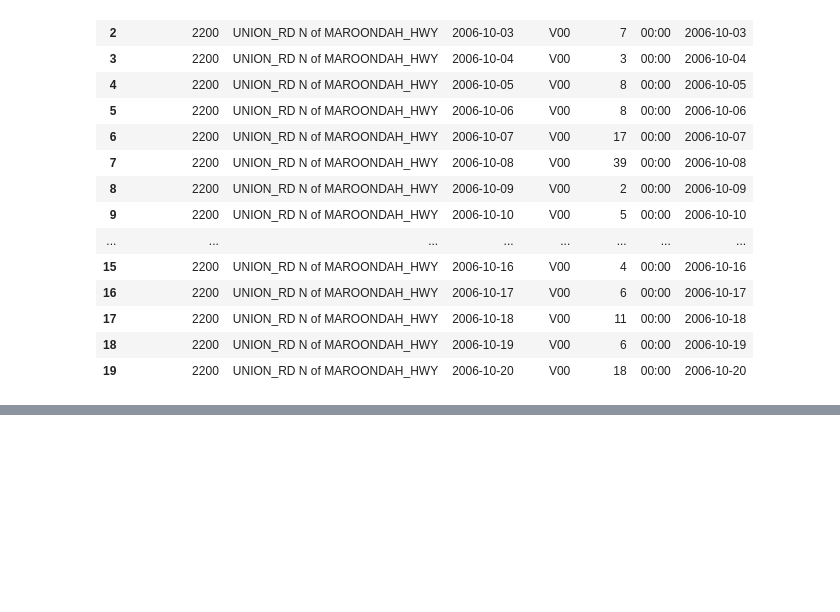
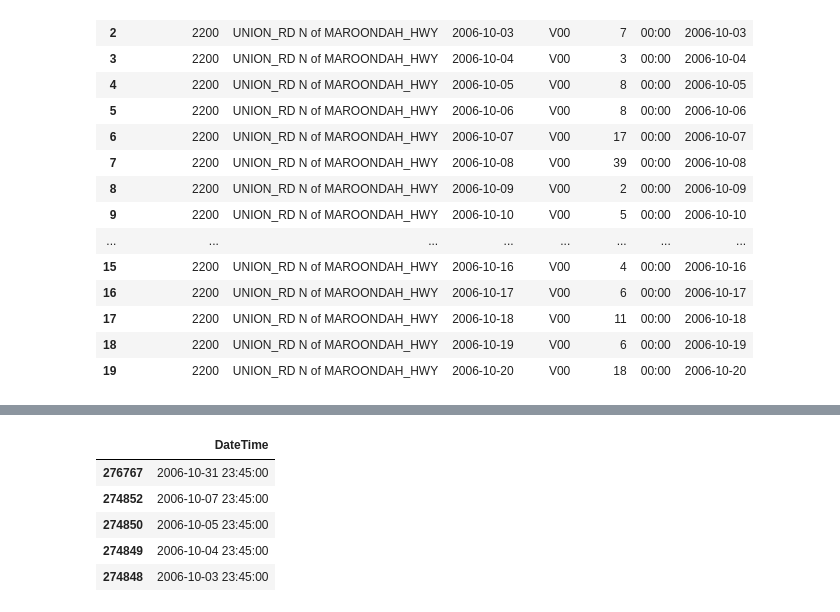
Before and after one commit to ruvxn/Traffic-Based-Route-Guidance-System, a Jupyter notebook: preprocess.ipynb, the cells around one changed output, grey strips where cells are left out. Drawn from its saved outputs; the diff is of its cells as text; code cells hidden in the pictures; blank space fills up the shorter version.

```diff
--- a/preprocess.ipynb
+++ b/preprocess.ipynb
@@ -251,0 +273,9 @@ df_melted.head(20)
+# %%
+df_melted.sort_values(by='Interval', ascending=False)[['DateTime']].head()
+# %% [output]
+|  | DateTime |
+| 276767 | 2006-10-31 23:45:00 |
+| 274852 | 2006-10-07 23:45:00 |
+| 274850 | 2006-10-05 23:45:00 |
+| 274849 | 2006-10-04 23:45:00 |
+| 274848 | 2006-10-03 23:45:00 |
```
Also changed, not shown: parts of 6 cells of this notebook, 1 other file.
